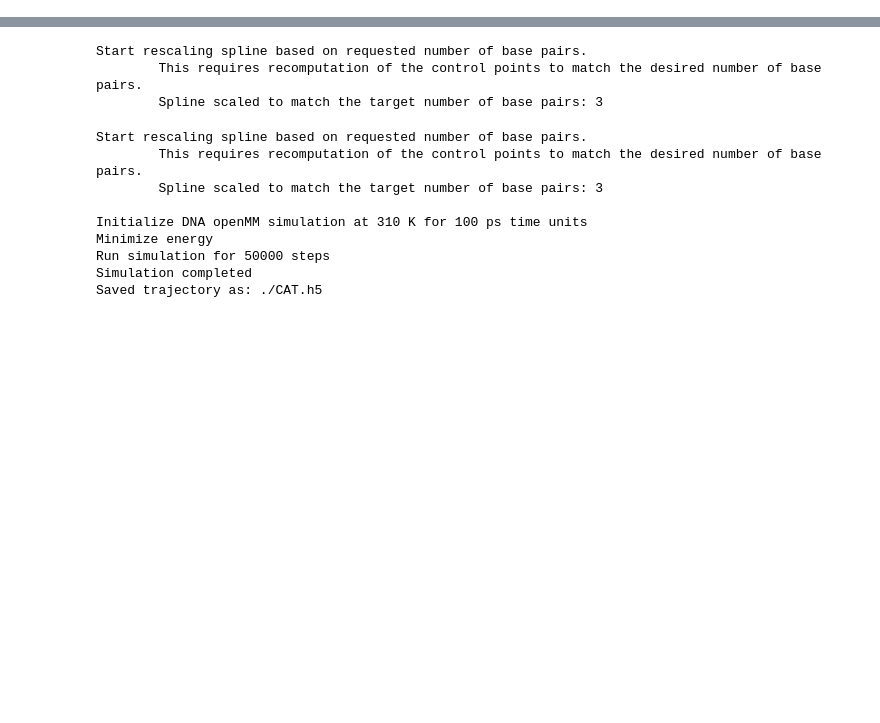
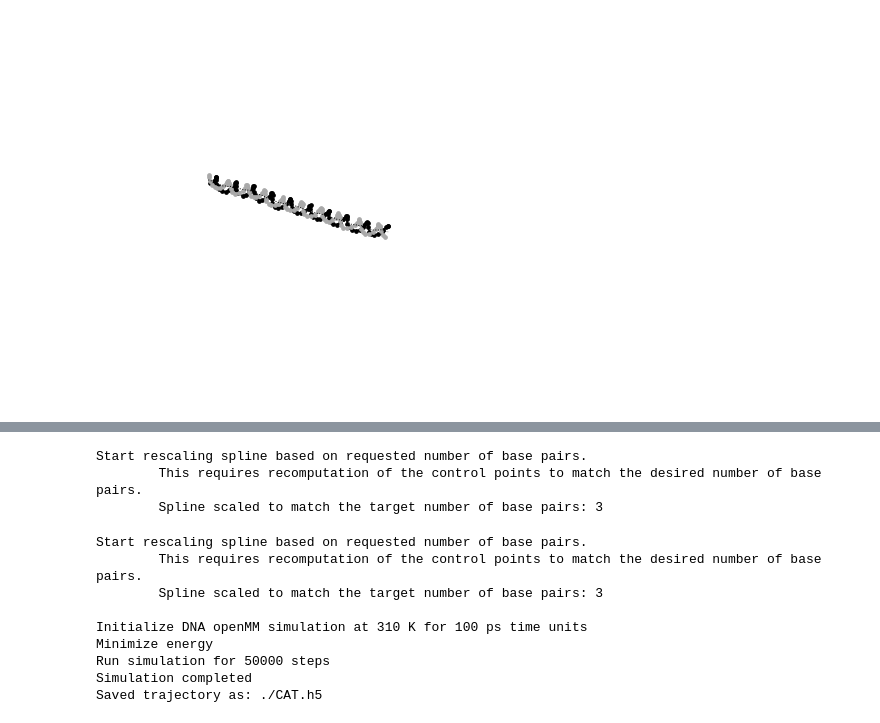
Before and after one commit to Heezch/mdna, a Jupyter notebook: studies/_orchestrate/demo.ipynb, the cells around one changed output, grey strips where cells are left out. Cells and saved outputs as stored; diff of their text form; code cells hidden in the pictures; blank space fills up the shorter version.

```diff
--- a/studies/_orchestrate/demo.ipynb
+++ b/studies/_orchestrate/demo.ipynb
@@ -17,2 +57,6 @@ joblib is not installed. Falling back to sequential computation.
+# %%
+dna.draw()
+# %% [output]
+[figure, added]
 # %%
 shape = mdna.Shapes.circle(10)
```
Also changed, not shown: parts of 10 cells of this notebook, 4 other files.
